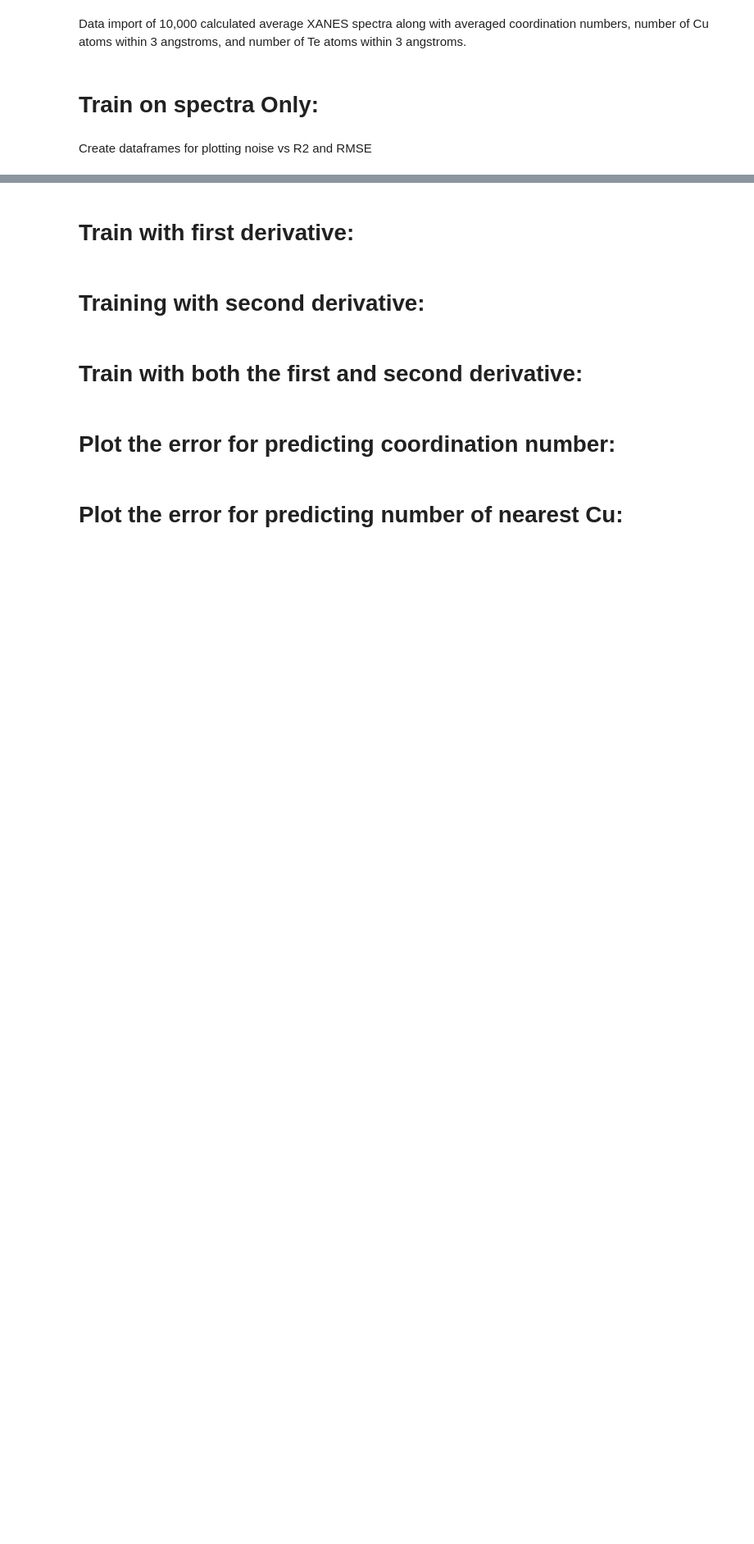
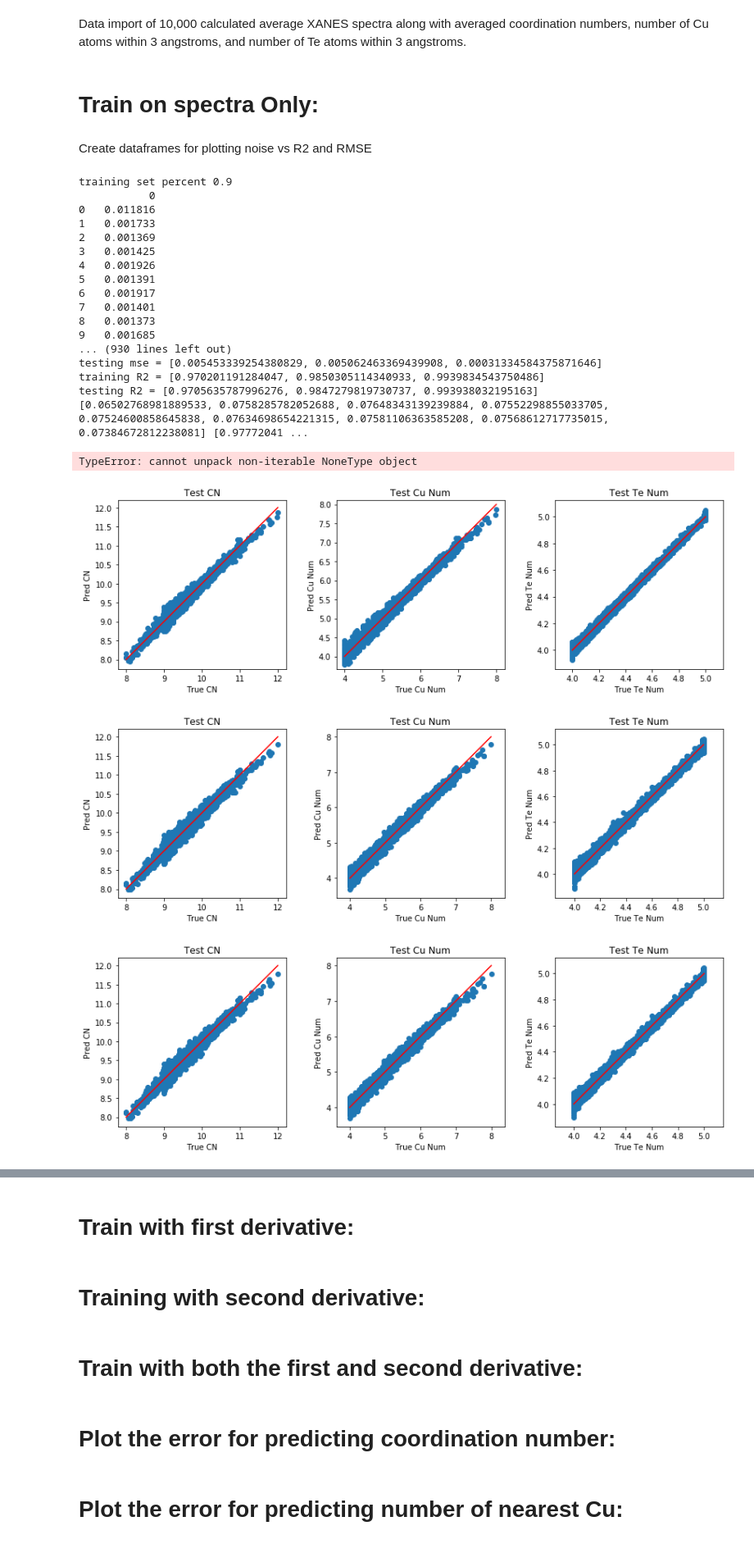
Before and after one commit to PredictXANES/XANES_Capstone, a Jupyter notebook: examples/MLPRegressor_lbfgs_averaged_0noise.ipynb, the cells around one changed output, grey strips where cells are left out. Shown at 82% size. Cells and saved outputs as stored; diff of their text form; code cells hidden in the pictures; blank space fills up the shorter version.

Commit message:
adding 0noise with error messages

```diff
--- a/examples/MLPRegressor_lbfgs_averaged_0noise.ipynb
+++ b/examples/MLPRegressor_lbfgs_averaged_0noise.ipynb
@@ -565,4 +565,26 @@ Create dataframes for plotting noise vs R2 and RMSE
 size_list = [0.9, 0.8, 0.7, 0.6, 0.5, 0.4, 0.3, 0.2, 0.1]
 iterations = 20
 # %%
-results_df_spectra = average_scores_spectra(iterations, df, Noise_STD)
+results_df_spectra = average_scores_spectra(iterations, df, size_list)
+# %% [output]
+training set percent 0.9
+           0
+0   0.011816
+1   0.001733
+2   0.001369
+3   0.001425
+4   0.001926
+5   0.001391
+6   0.001917
+7   0.001401
+8   0.001373
+9   0.001685
+... (930 lines left out)
+testing mse = [0.005453339254380829, 0.005062463369439908, 0.00031334584375871646]
+training R2 = [0.970201191284047, 0.9850305114340933, 0.9939834543750486]
+testing R2 = [0.9705635787996276, 0.9847279819730737, 0.993938032195163]
+[0.06502768981889533, 0.0758285782052688, 0.07648343139239884, 0.07552298855033705, 0.07524600858645838, 0.07634698654221315, 0.07581106363585208, 0.07568612717735015, 0.07384672812238081] [0.97772041 ...
+TypeError: cannot unpack non-iterable NoneType object
+[figure, added]
+[figure, added]
+[figure, added]
```
Also changed, not shown: parts of 1 cell of this notebook, 2 other files.
